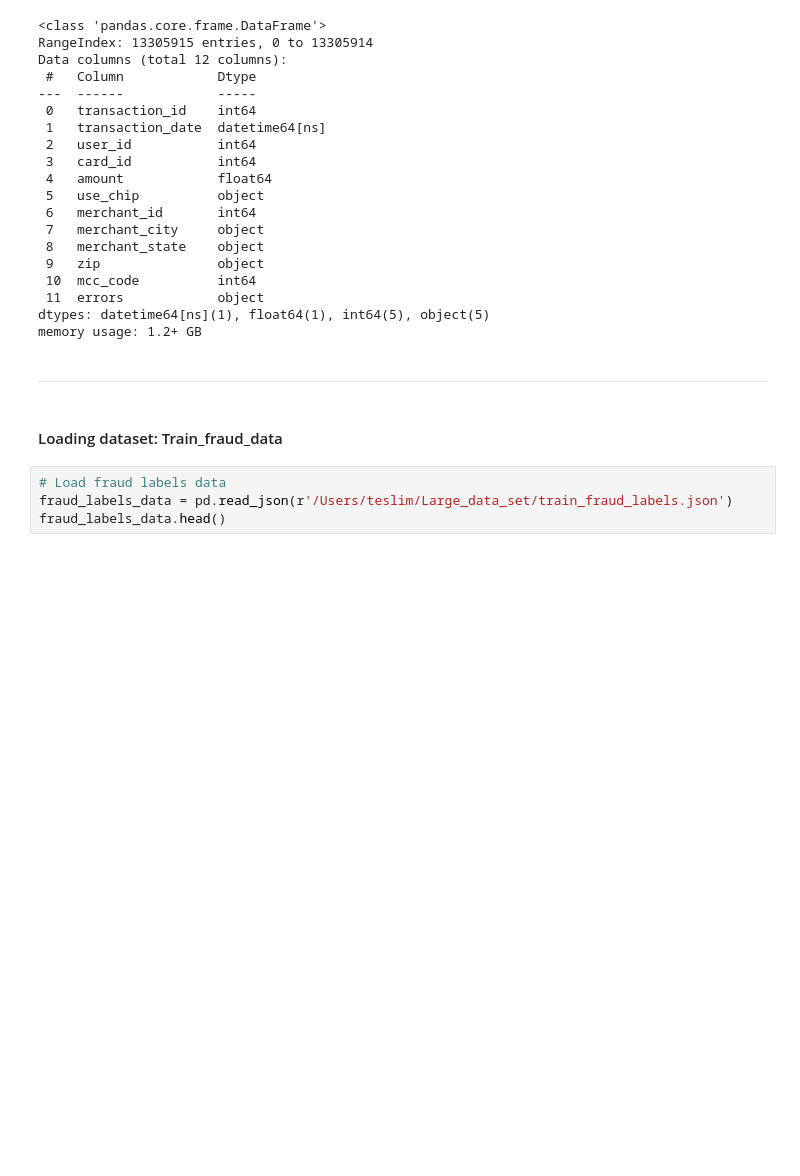
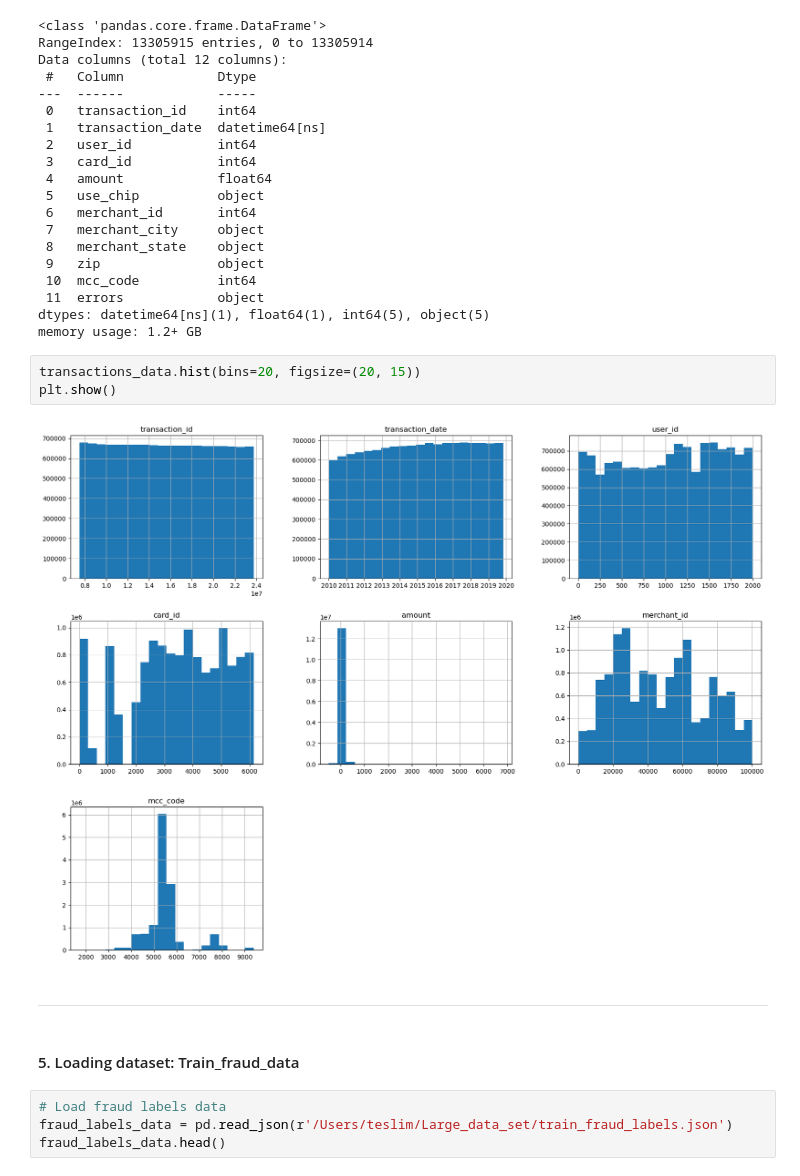
Before and after one commit to TeslimAdeyanju/15-Portfolio-Financial-Data-Analytics-Forecasting-Variance-Analysis, a Jupyter notebook: Financial-Data-Analytics-Forecasting-Variance-Analysis.ipynb, the cells around one changed output. Cells and saved outputs as stored; diff of their text form; blank space fills up the shorter version.

```diff
--- a/Financial-Data-Analytics-Forecasting-Variance-Analysis.ipynb
+++ b/Financial-Data-Analytics-Forecasting-Variance-Analysis.ipynb
@@ -441,10 +486,15 @@ Data columns (total 12 columns):
  11  errors            object
 dtypes: datetime64[ns](1), float64(1), int64(5), object(5)
 memory usage: 1.2+ GB
+# %%
+transactions_data.hist(bins=20, figsize=(20, 15))
+plt.show()
+# %% [output]
+[figure, added]
 # %% [markdown]
 ____
 # %% [markdown]
-#### Loading dataset: Train_fraud_data
+#### 5. Loading dataset: Train_fraud_data
 # %%
 # Load fraud labels data
 fraud_labels_data = pd.read_json(r'/Users/teslim/Large_data_set/train_fraud_labels.json')
```
Also changed, not shown: parts of 68 cells of this notebook.
